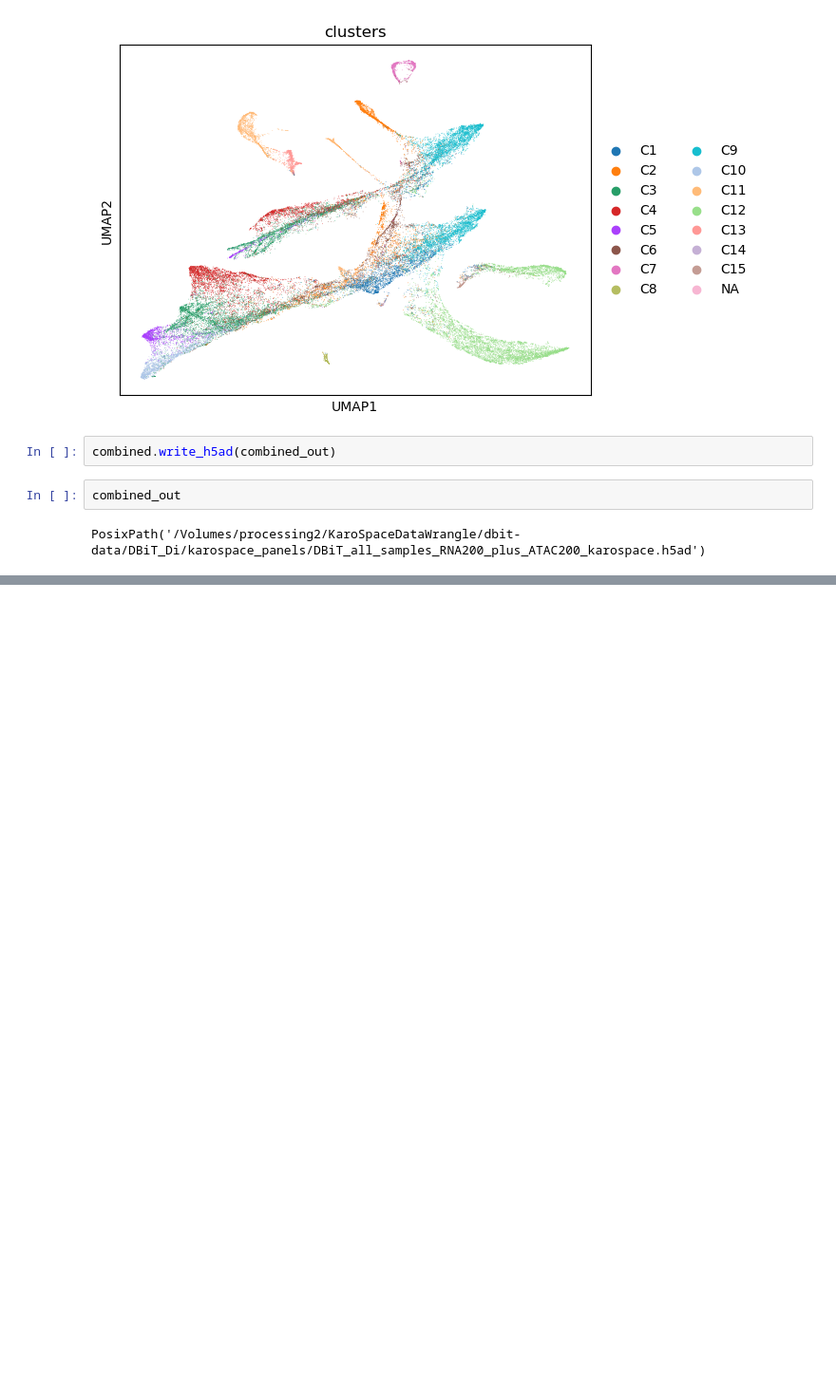
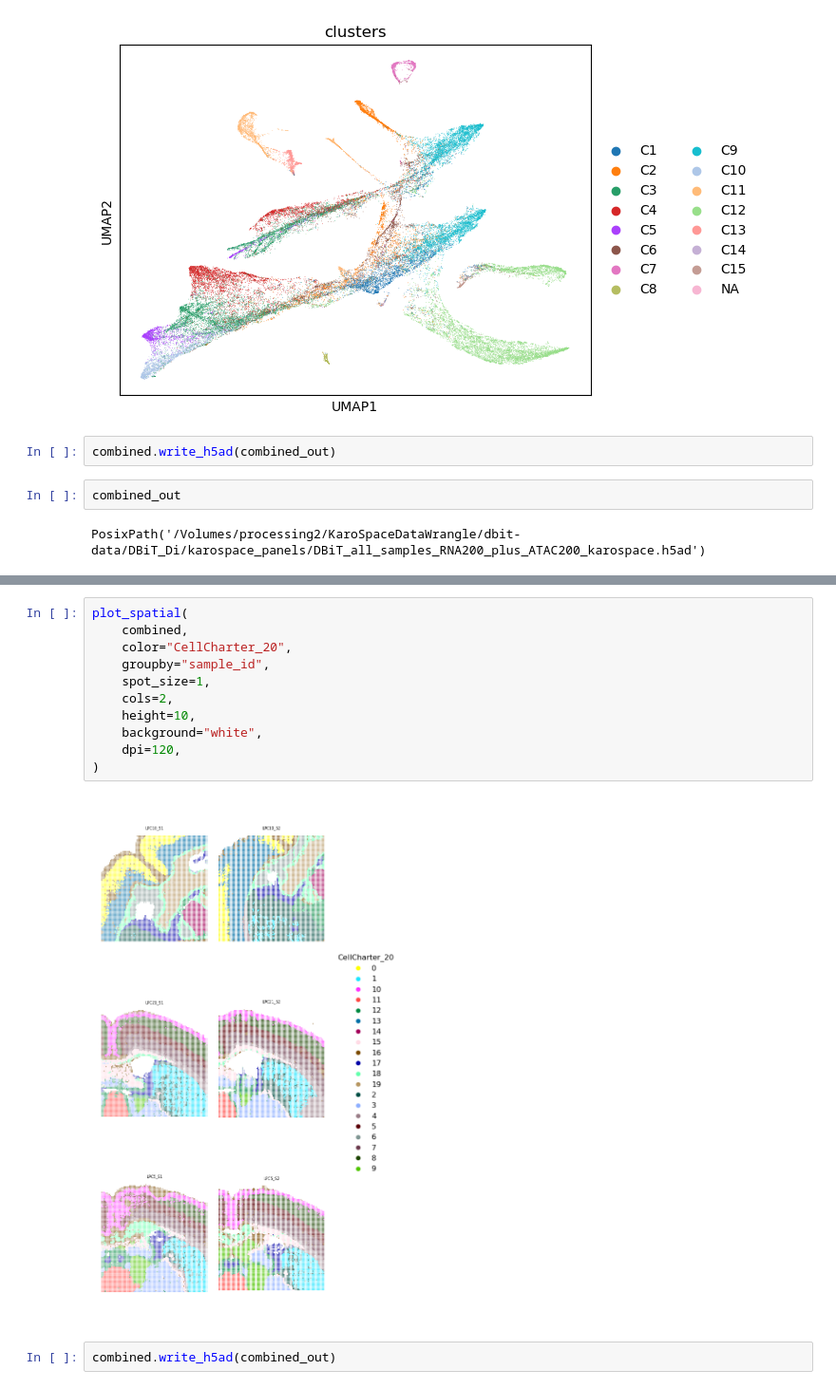
Before and after one commit to christoffermattssonlangseth/KaroSpaceDataWrangling, a Jupyter notebook: notebooks/dbit_batch_rna_atac_panels.ipynb, the cells around one changed output, grey strips where cells are left out. Shown at 95% size. Cells and saved outputs as stored; diff of their text form; blank space fills up the shorter version.

```diff
--- a/notebooks/dbit_batch_rna_atac_panels.ipynb
+++ b/notebooks/dbit_batch_rna_atac_panels.ipynb
@@ -366,0 +502,15 @@ PosixPath('/Volumes/processing2/KaroSpaceDataWrangle/dbit-data/DBiT_Di/karospace
+# %%
+plot_spatial(
+    combined,
+    color="CellCharter_20",
+    groupby="sample_id",
+    spot_size=1,
+    cols=2,
+    height=10,
+    background="white",
+    dpi=120,
+)
+# %% [output]
+[figure, added]
+# %%
+combined.write_h5ad(combined_out)
```
Also changed, not shown: parts of 12 cells of this notebook.
